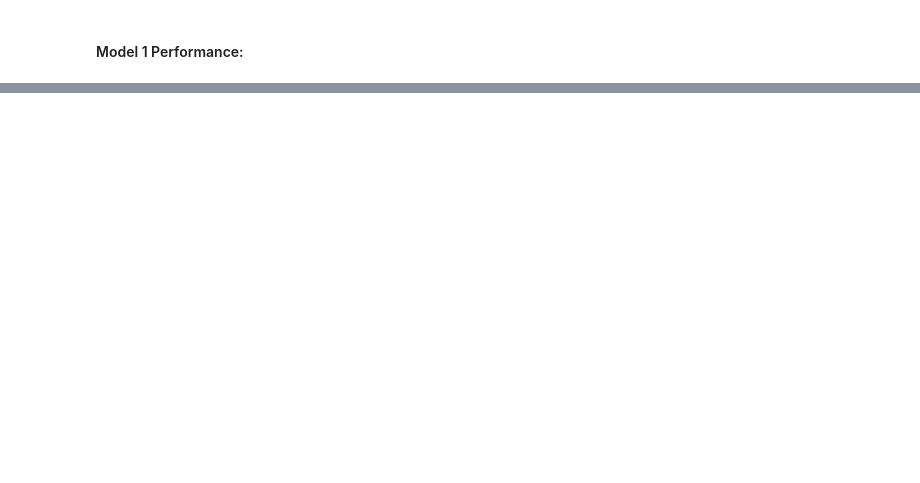
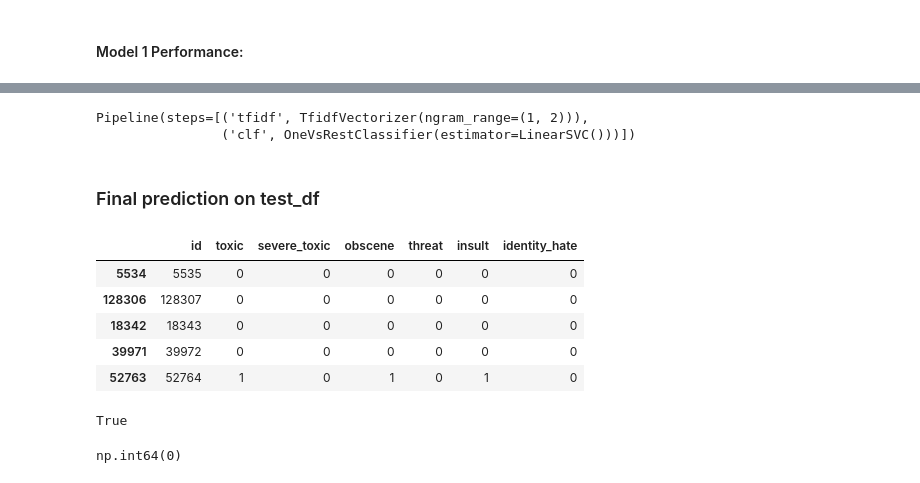
Before and after one commit to AkeemSemperDataScience/3950-project-1-vector-s-vengeful-vectors, a Jupyter notebook: START_Proj_1.ipynb, the cells around one changed output, grey strips where cells are left out. Saved outputs shown, nothing was run; the diff lists cells and outputs as text; code cells hidden in the pictures; blank space fills up the shorter version.

Commit message:
Full pipeline

```diff
--- a/START_Proj_1.ipynb
+++ b/START_Proj_1.ipynb
@@ -342,0 +350,45 @@ identity_hate       0.62      0.30      0.40       308
+# %%
+# Retrain model with 100% of data
+
+pipe.fit(train_df['comment_text'], train_df[target])
+# %% [output]
+Pipeline(steps=[('tfidf', TfidfVectorizer(ngram_range=(1, 2))),
+                ('clf', OneVsRestClassifier(estimator=LinearSVC()))])
+# %% [markdown]
+### Final prediction on test_df
+# %%
+# Make predictions
+
+y_pred = pipe.predict(test_df['comment_text'])
+# %%
+# Convert array to df
+
+pred_df = pd.DataFrame(y_pred, columns=target)
+# %%
+# Attach 'id' column (reset index)
+
+final_df = pd.concat([
+    test_df['id'].reset_index(drop=True),
+    pred_df.reset_index(drop=True)],
+    axis=1)
+# %%
+final_df.sample(5)
+# %% [output]
+|  | id | toxic | severe_toxic | obscene | threat | insult | identity_hate |
+| 5534 | 5535 | 0 | 0 | 0 | 0 | 0 | 0 |
+| 128306 | 128307 | 0 | 0 | 0 | 0 | 0 | 0 |
+| 18342 | 18343 | 0 | 0 | 0 | 0 | 0 | 0 |
+| 39971 | 39972 | 0 | 0 | 0 | 0 | 0 | 0 |
+| 52763 | 52764 | 1 | 0 | 1 | 0 | 1 | 0 |
+# %%
+# Make sure everything lines up
+
+len(final_df) == len(test_df)
+# %% [output]
+True
+# %%
+# Check for nulls
+
+test_df['comment_text'].isna().sum()
+# %% [output]
+np.int64(0)
```
Also changed, not shown: parts of 6 cells of this notebook, 1 other file.
